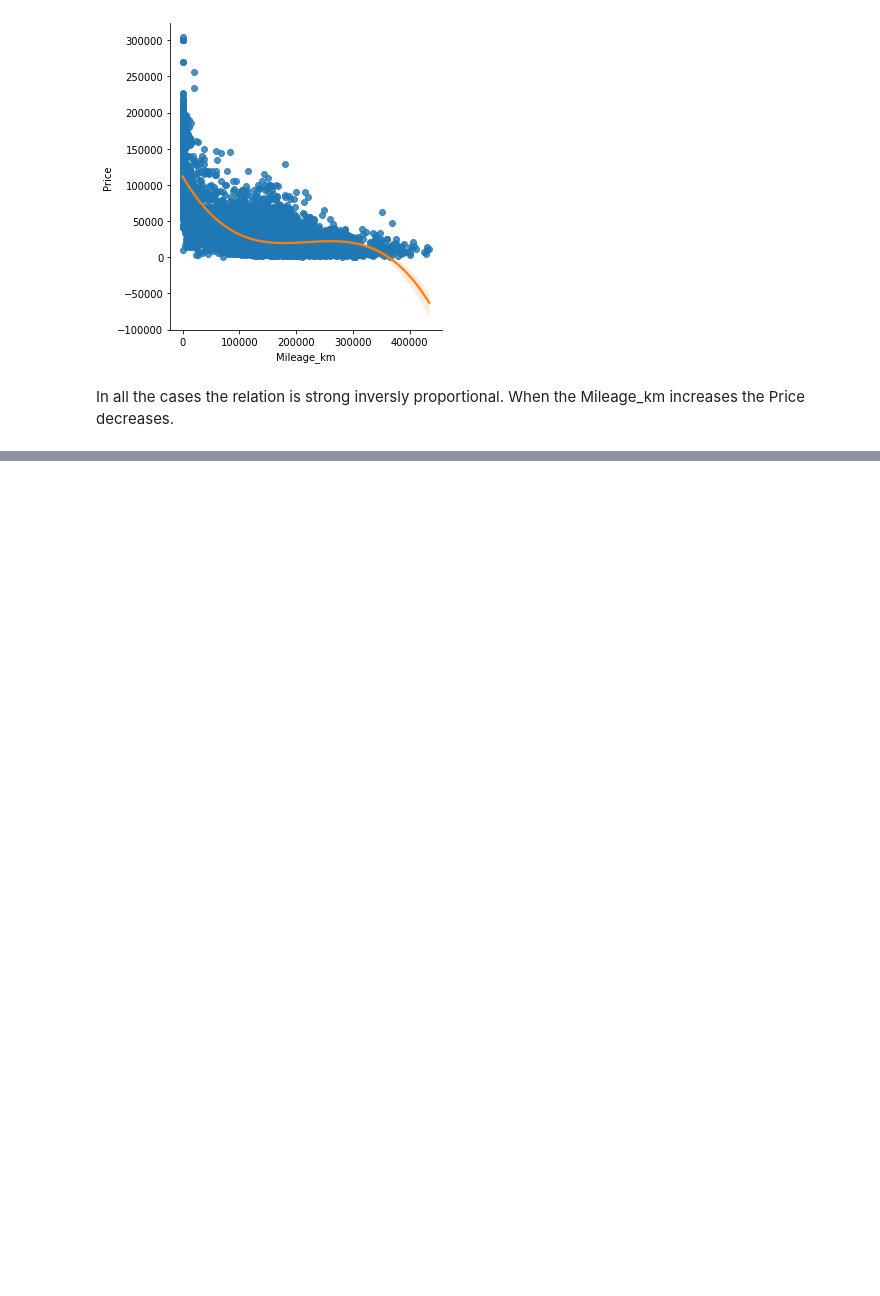
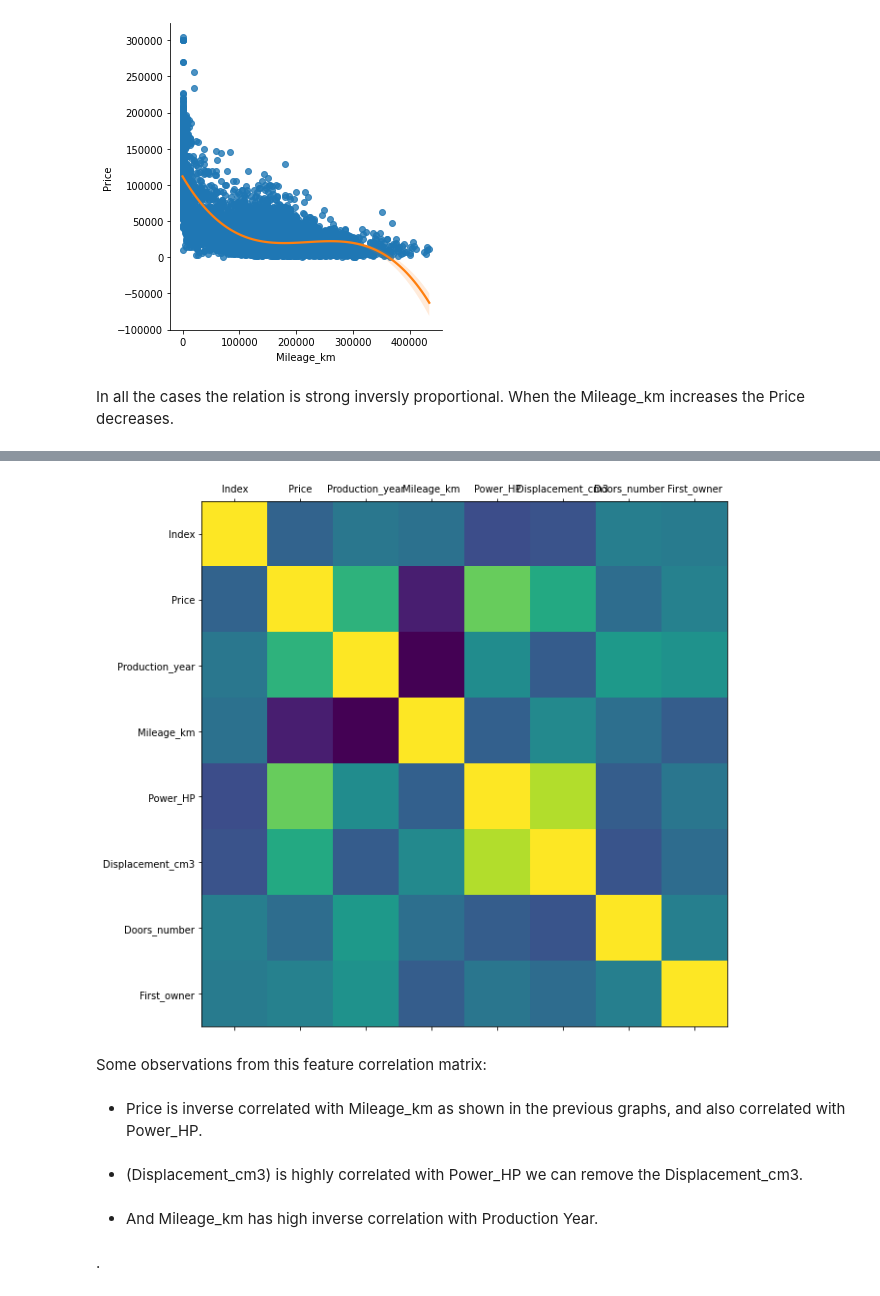
Before and after one commit to ssary/poland-cars-sales-EDA, a Jupyter notebook: Assignment1.ipynb, the cells around one changed output, grey strips where cells are left out. Cells and saved outputs as stored; diff of their text form; code cells hidden in the pictures; blank space fills up the shorter version.

```diff
--- a/Assignment1.ipynb
+++ b/Assignment1.ipynb
@@ -457,0 +465,19 @@ When the Mileage_km increases the Price decreases.
+# %%
+    corr = droped_df.corr()
+    fig, ax = plt.subplots(figsize=(15, 10))
+    ax.matshow(corr)
+    plt.xticks(range(len(corr.columns)), corr.columns)
+    plt.yticks(range(len(corr.columns)), corr.columns)
+    plt.show()
+# %% [output]
+[figure, added]
+# %% [markdown]
+Some observations from this feature correlation matrix:
+# %% [markdown]
+* Price is inverse correlated with Mileage_km as shown in the previous graphs, and also correlated with Power_HP.
+# %% [markdown]
+* (Displacement_cm3) is highly correlated with Power_HP we can remove the Displacement_cm3.
+# %% [markdown]
+* And Mileage_km has high inverse correlation with Production Year.
+# %% [markdown]
+.
```
Also changed, not shown: parts of 2 cells of this notebook.
